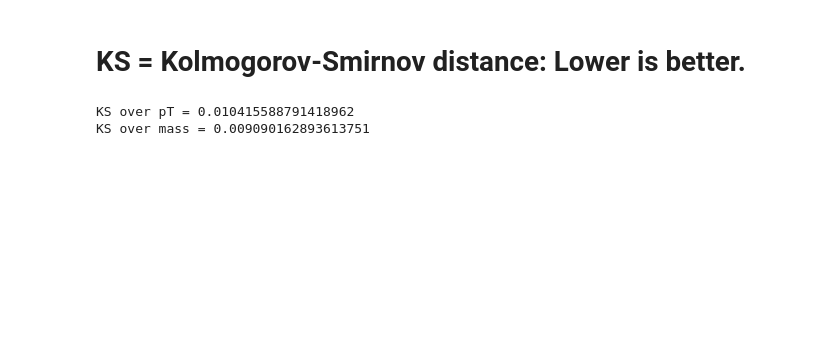
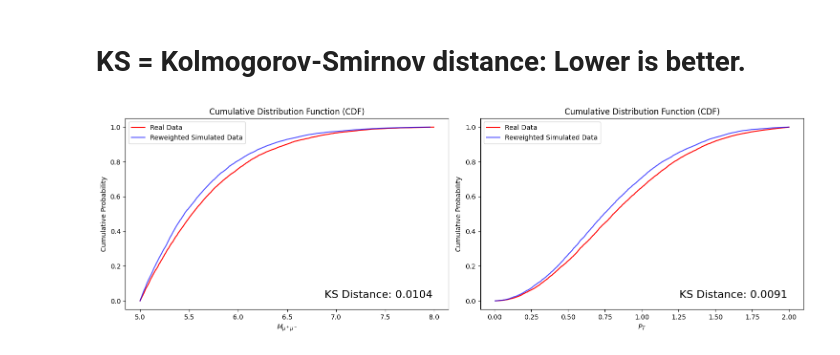
Before and after one commit to forhadnmsu/mc_reweight, a Jupyter notebook: reweight.ipynb, the cells around one changed output. Cells and saved outputs as stored; diff of their text form; code cells hidden in the pictures; blank space fills up the shorter version.

Commit message:
addding the ks distance and a basic nn example adopted from dinupa

```diff
--- a/reweight.ipynb
+++ b/reweight.ipynb
@@ -92,15 +93,36 @@ draw_distributions_with_weights(test_data, real_data_2d, weights_test_data)
 # %% [markdown]
 # KS = Kolmogorov-Smirnov distance: Lower is better.
-# %%
-from hep_ml.metrics_utils import ks_2samp_weighted
-
-def compute_and_print_ks(original, target, weights, num_events=10000):
-    for id, column in enumerate(['pT', 'mass'], 1):
-        column_index = id - 1
-        ks_stat = ks_2samp_weighted(original[:num_events, column_index], target[:num_events, column_index],
-                                    weights1=weights[:num_events], weights2=np.ones(num_events, dtype=float))
-        print(f'KS over {column} = {ks_stat}')
-compute_and_print_ks(test_data, real_data_2d, weights_test_data, num_events=10000)
-# %% [output]
-KS over pT = 0.010415588791418962
-KS over mass = 0.009090162893613751
+# %%
+def plot_cdf_with_ks(original, target, weights, num_events=10000):
+    original_subset = original[:num_events, :]
+    target_subset = target[:num_events, :]
+    weights_subset = weights[:num_events]
+    fig, axs = plt.subplots(1, 2, figsize=(15, 5))
+
+    for column_index, ax in enumerate(axs):
+        # Calculate the CDFs
+        original_sorted = np.sort(original_subset[:, column_index])
+        target_sorted = np.sort(target_subset[:, column_index])
+        original_cdf = np.arange(len(original_sorted)) / float(len(original_sorted))
+        target_cdf = np.arange(len(target_sorted)) / float(len(target_sorted))
+
+        # Calculate the KS statistic using hep_ml's ks_2samp_weighted
+        ks_stat = ks_2samp_weighted(original_subset[:, column_index], target_subset[:, column_index],
+                                    weights1=weights_subset, weights2=np.ones(len(target_subset)))
+        ax.plot(original_sorted, original_cdf, label='Real Data', color='r')
+        ax.plot(target_sorted, target_cdf, color='blue', alpha=0.7, label='Reweighted Simulated Data')
+
+        ax.set_title(f'Cumulative Distribution Function (CDF)')  # Add 1 for display
+        if column_index == 0:
+            ax.set_xlabel('$M_{\mu^+ \mu^-}$')
+        elif column_index == 1:
+            ax.set_xlabel('$^{}P_T$')
+        ax.set_ylabel('Cumulative Probability')
+        ax.text(0.95, 0.05, f'KS Distance: {ks_stat:.4f}', ha='right', va='bottom', transform=ax.transAxes, fontsize=16, color='black')
+        ax.legend()
+    plt.tight_layout()
+    plt.show()
+
+plot_cdf_with_ks(test_data, real_data_2d, weights_test_data, num_events=10000)
+# %% [output]
+[figure, added]
```
Also changed, not shown: parts of 2 cells of this notebook, 1 other file.
